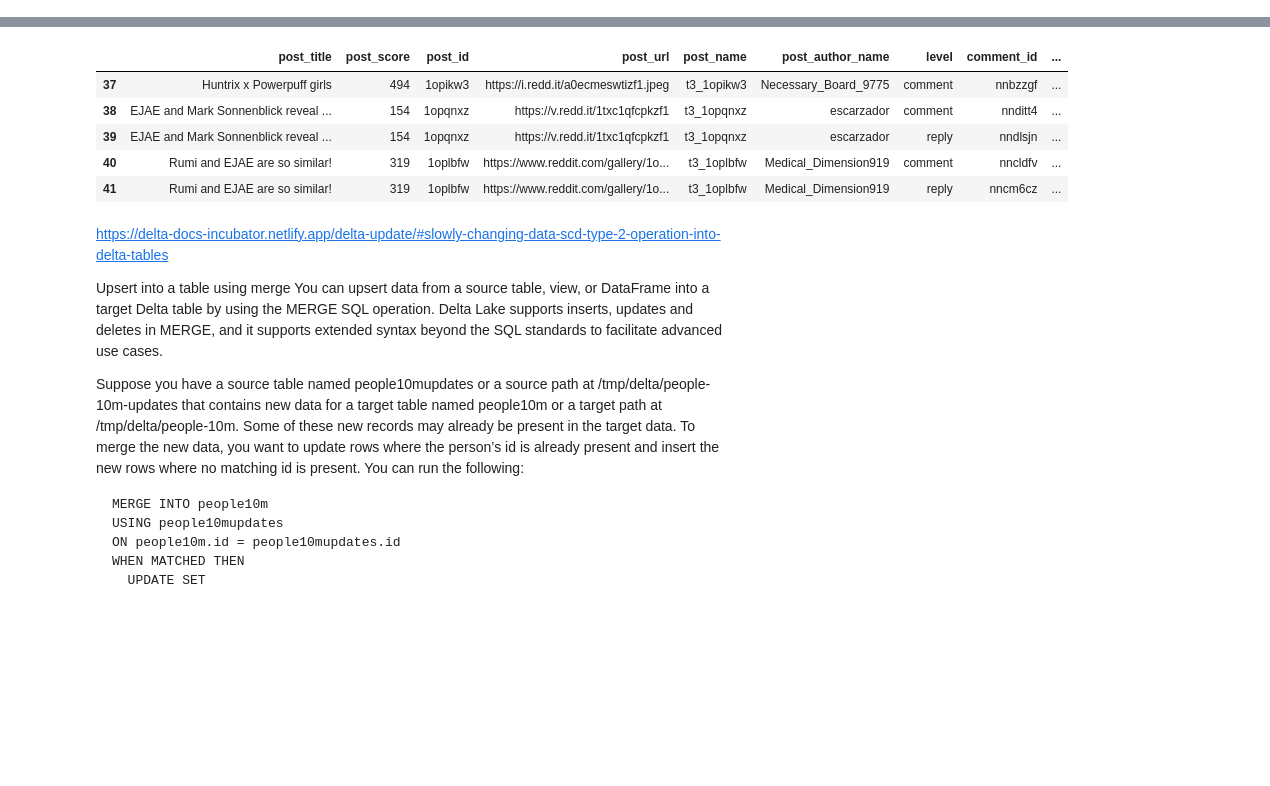
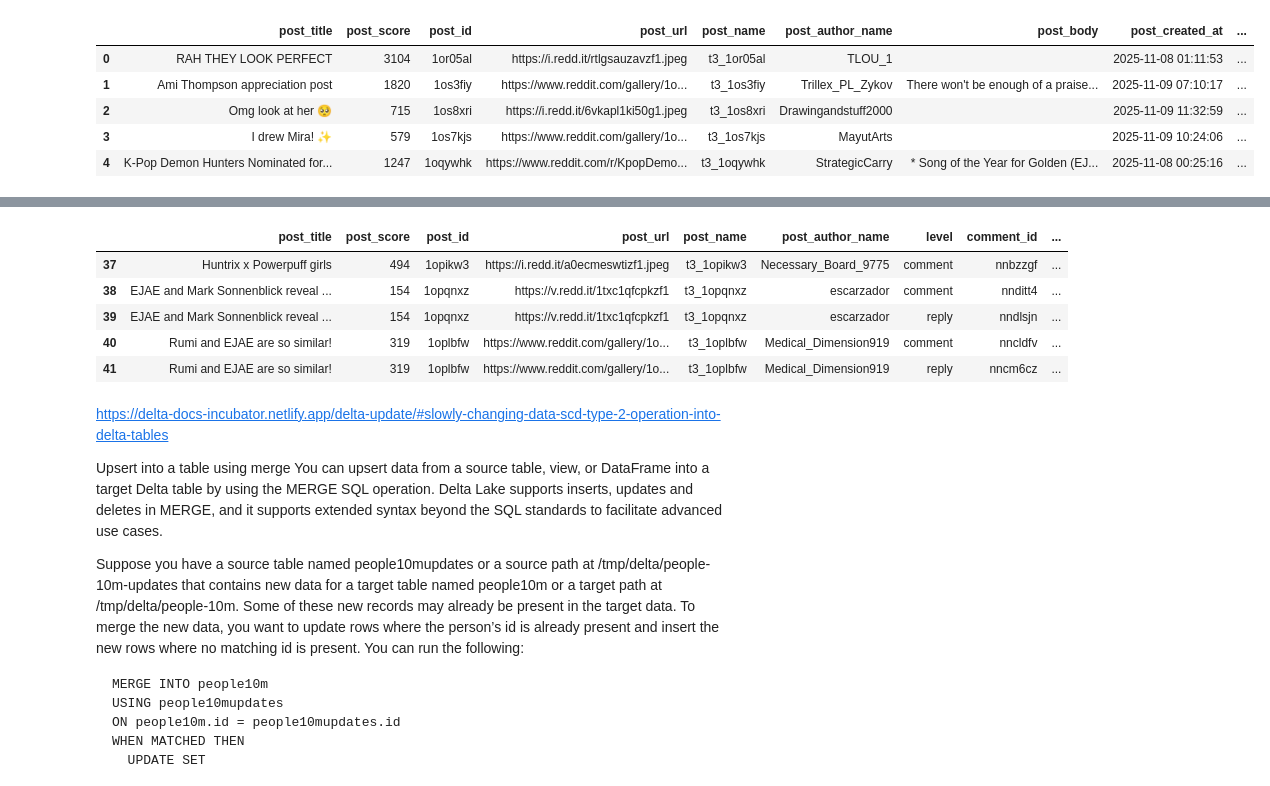
Before and after one commit to 08Aristodemus24/forums-analyses, a Jupyter notebook: include/scripts/view_delta.ipynb, the cells around one changed output, grey strips where cells are left out. Drawn from its saved outputs; the diff is of its cells as text; code cells hidden in the pictures; blank space fills up the shorter version.

```diff
--- a/include/scripts/view_delta.ipynb
+++ b/include/scripts/view_delta.ipynb
@@ -12,0 +6,14 @@ df = delta_table.to_pandas()
+# %%
+DELTA_POSTS_PATH = "../data/raw_reddit_posts"
+delta_posts_table = DeltaTable(DELTA_POSTS_PATH)
+
+df1 = delta_posts_table.to_pandas()
+# %%
+df1.head()
+# %% [output]
+|  | post_title | post_score | post_id | post_url | post_name | post_author_name | post_body | post_created_at | ... |
+| 0 | RAH THEY LOOK PERFECT | 3104 | 1or05al | https://i.redd.it/rtlgsauzavzf1.jpeg | t3_1or05al | TLOU_1 |  | 2025-11-08 01:11:53 | ... |
+| 1 | Ami Thompson appreciation post | 1820 | 1os3fiy | https://www.reddit.com/gallery/1o... | t3_1os3fiy | Trillex_PL_Zykov | There won't be enough of a praise... | 2025-11-09 07:10:17 | ... |
+| 2 | Omg look at her 🥺 | 715 | 1os8xri | https://i.redd.it/6vkapl1ki50g1.jpeg | t3_1os8xri | Drawingandstuff2000 |  | 2025-11-09 11:32:59 | ... |
+| 3 | I drew Mira! ✨ | 579 | 1os7kjs | https://www.reddit.com/gallery/1o... | t3_1os7kjs | MayutArts |  | 2025-11-09 10:24:06 | ... |
+| 4 | K-Pop Demon Hunters Nominated for... | 1247 | 1oqywhk | https://www.reddit.com/r/KpopDemo... | t3_1oqywhk | StrategicCarry | * Song of the Year for Golden (EJ... | 2025-11-08 00:25:16 | ... |
```
Also changed, not shown: parts of 3 cells of this notebook, 5 other files.
